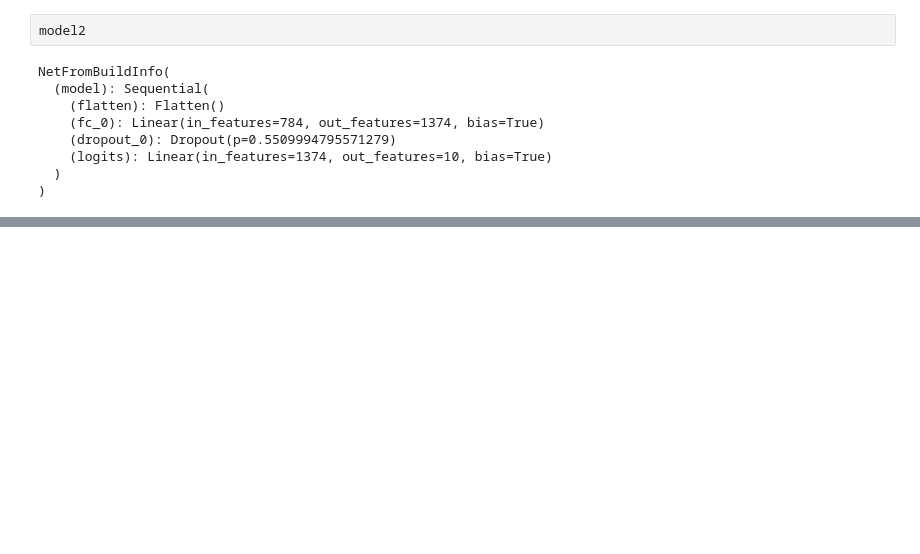
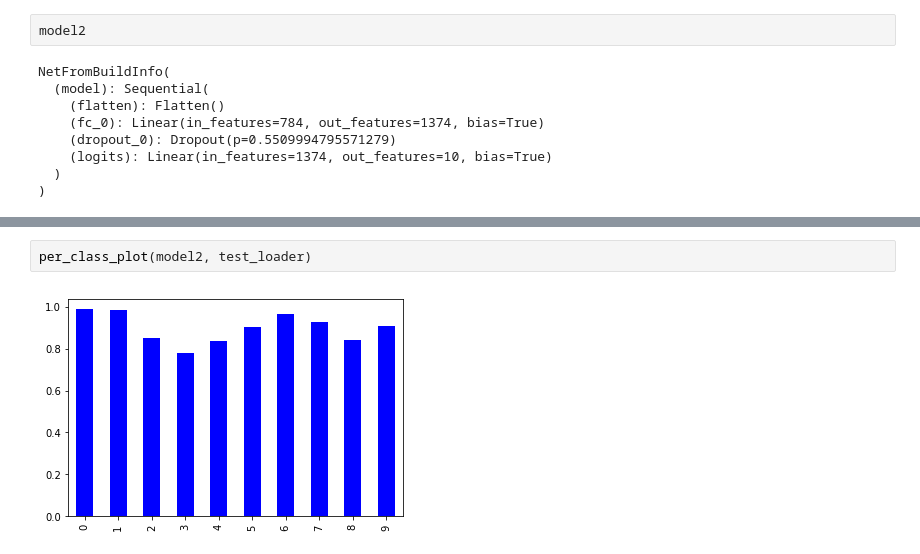
Before and after one commit to James-Brooke/Study, a Jupyter notebook: PyTorch/Looking inside the most resistant models.ipynb, the cells around one changed output, grey strips where cells are left out. Cells and saved outputs as stored; diff of their text form; blank space fills up the shorter version.

```diff
--- a/PyTorch/Looking inside the most resistant models.ipynb
+++ b/PyTorch/Looking inside the most resistant models.ipynb
@@ -307,0 +307,4 @@ for i in range(10):
+# %%
+per_class_plot(model2, test_loader)
+# %% [output]
+[figure, added]
```
Also changed, not shown: parts of 7 cells of this notebook.
